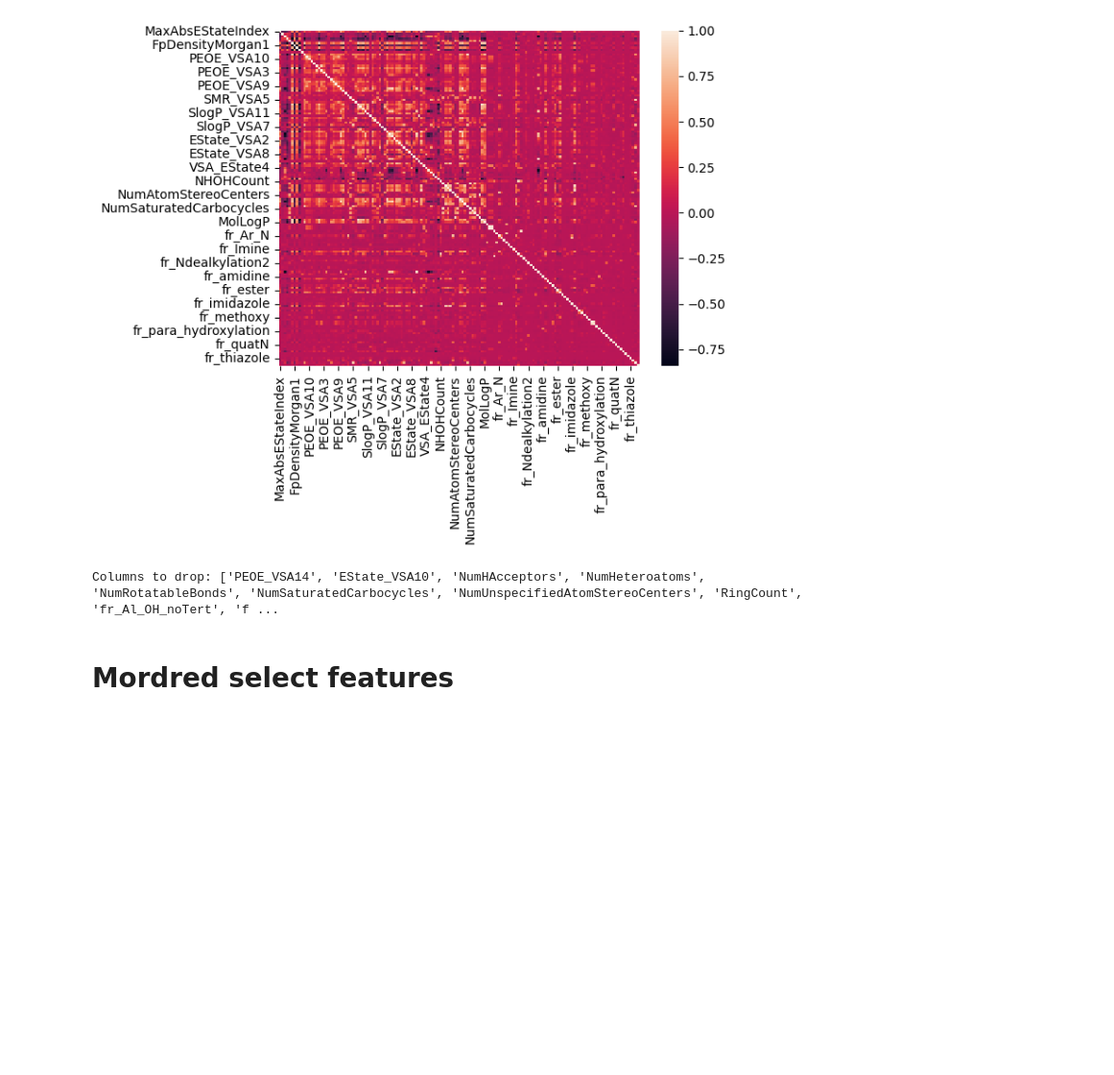
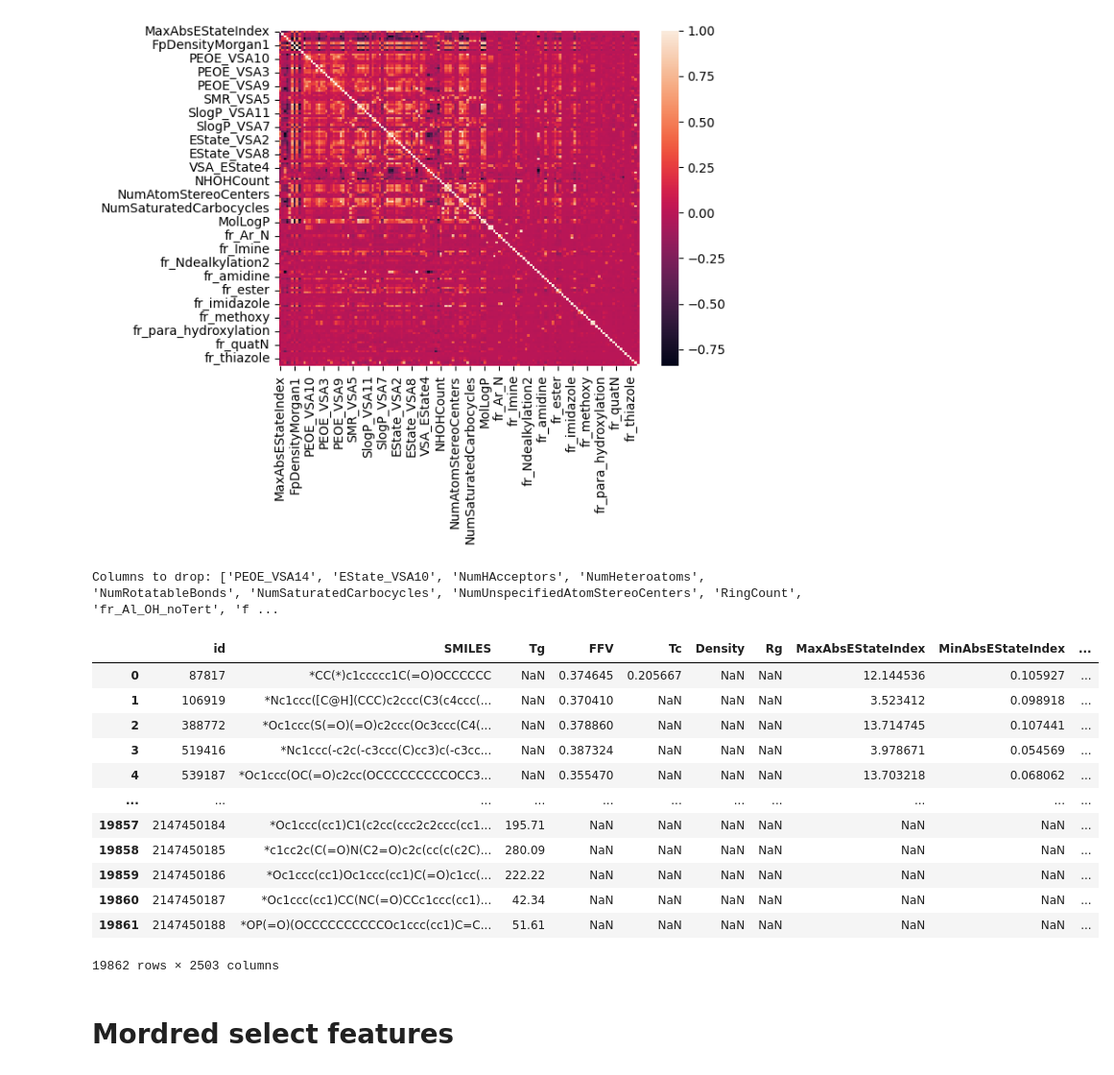
Before and after one commit to bitshott/polymer_prediction, a Jupyter notebook: notebook1c18843e75.ipynb, the cells around one changed output. Shown: that part at 96% size. Saved outputs shown, nothing was run; the diff lists cells and outputs as text; code cells hidden in the pictures; blank space fills up the shorter version.

```diff
--- a/notebook1c18843e75.ipynb
+++ b/notebook1c18843e75.ipynb
@@ -488,6 +469,22 @@ feature_df = pd.DataFrame(features)
 Columns to drop: ['PEOE_VSA14', 'EState_VSA10', 'NumHAcceptors', 'NumHeteroatoms', 'NumRotatableBonds', 'NumSaturatedCarbocycles', 'NumUnspecifiedAtomStereoCenters', 'RingCount', 'fr_Al_OH_noTert', 'f ...
 # %%
 data = pd.concat([train_data, feature_df.reset_index(drop=True)], axis=1)
+# %%
+data
+# %% [output]
+|  | id | SMILES | Tg | FFV | Tc | Density | Rg | MaxAbsEStateIndex | MinAbsEStateIndex | ... |
+| 0 | 87817 | *CC(*)c1ccccc1C(=O)OCCCCCC | NaN | 0.374645 | 0.205667 | NaN | NaN | 12.144536 | 0.105927 | ... |
+| 1 | 106919 | *Nc1ccc([C@H](CCC)c2ccc(C3(c4ccc(... | NaN | 0.370410 | NaN | NaN | NaN | 3.523412 | 0.098918 | ... |
+| 2 | 388772 | *Oc1ccc(S(=O)(=O)c2ccc(Oc3ccc(C4(... | NaN | 0.378860 | NaN | NaN | NaN | 13.714745 | 0.107441 | ... |
+| 3 | 519416 | *Nc1ccc(-c2c(-c3ccc(C)cc3)c(-c3cc... | NaN | 0.387324 | NaN | NaN | NaN | 3.978671 | 0.054569 | ... |
+| 4 | 539187 | *Oc1ccc(OC(=O)c2cc(OCCCCCCCCCOCC3... | NaN | 0.355470 | NaN | NaN | NaN | 13.703218 | 0.068062 | ... |
+| ... | ... | ... | ... | ... | ... | ... | ... | ... | ... | ... |
+| 19857 | 2147450184 | *Oc1ccc(cc1)C1(c2cc(ccc2c2ccc(cc1... | 195.71 | NaN | NaN | NaN | NaN | NaN | NaN | ... |
+| 19858 | 2147450185 | *c1cc2c(C(=O)N(C2=O)c2c(cc(c(c2C)... | 280.09 | NaN | NaN | NaN | NaN | NaN | NaN | ... |
+| 19859 | 2147450186 | *Oc1ccc(cc1)Oc1ccc(cc1)C(=O)c1cc(... | 222.22 | NaN | NaN | NaN | NaN | NaN | NaN | ... |
+| 19860 | 2147450187 | *Oc1ccc(cc1)CC(NC(=O)CCc1ccc(cc1)... | 42.34 | NaN | NaN | NaN | NaN | NaN | NaN | ... |
+| 19861 | 2147450188 | *OP(=O)(OCCCCCCCCCCOc1ccc(cc1)C=C... | 51.61 | NaN | NaN | NaN | NaN | NaN | NaN | ... |
+19862 rows × 2503 columns
 # %%
 path_to_models = 'models'
 timestamp = datetime.datetime.now().strftime("%Y-%m-%d_%H_%M_%S")
```
Also changed, not shown: parts of 2 cells of this notebook, 2 other files.
